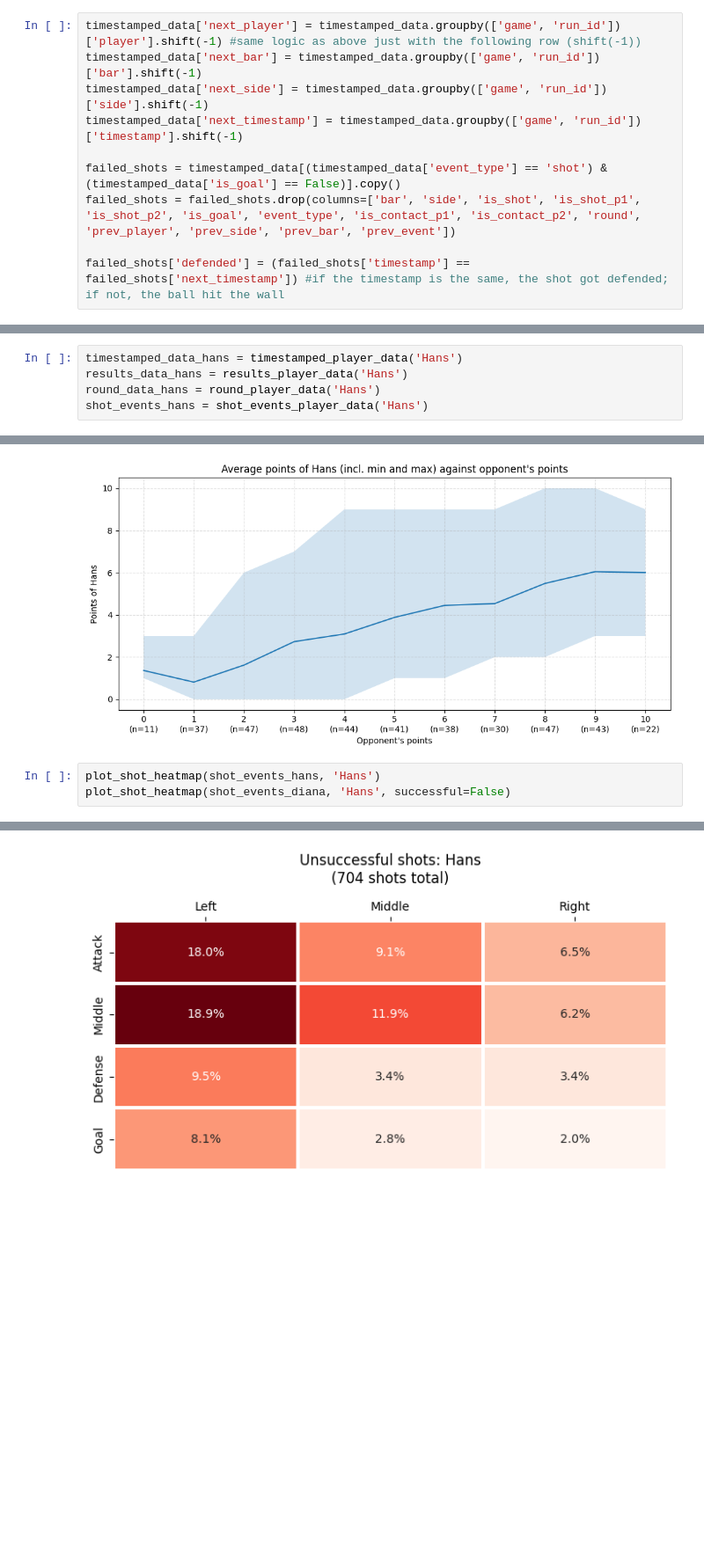
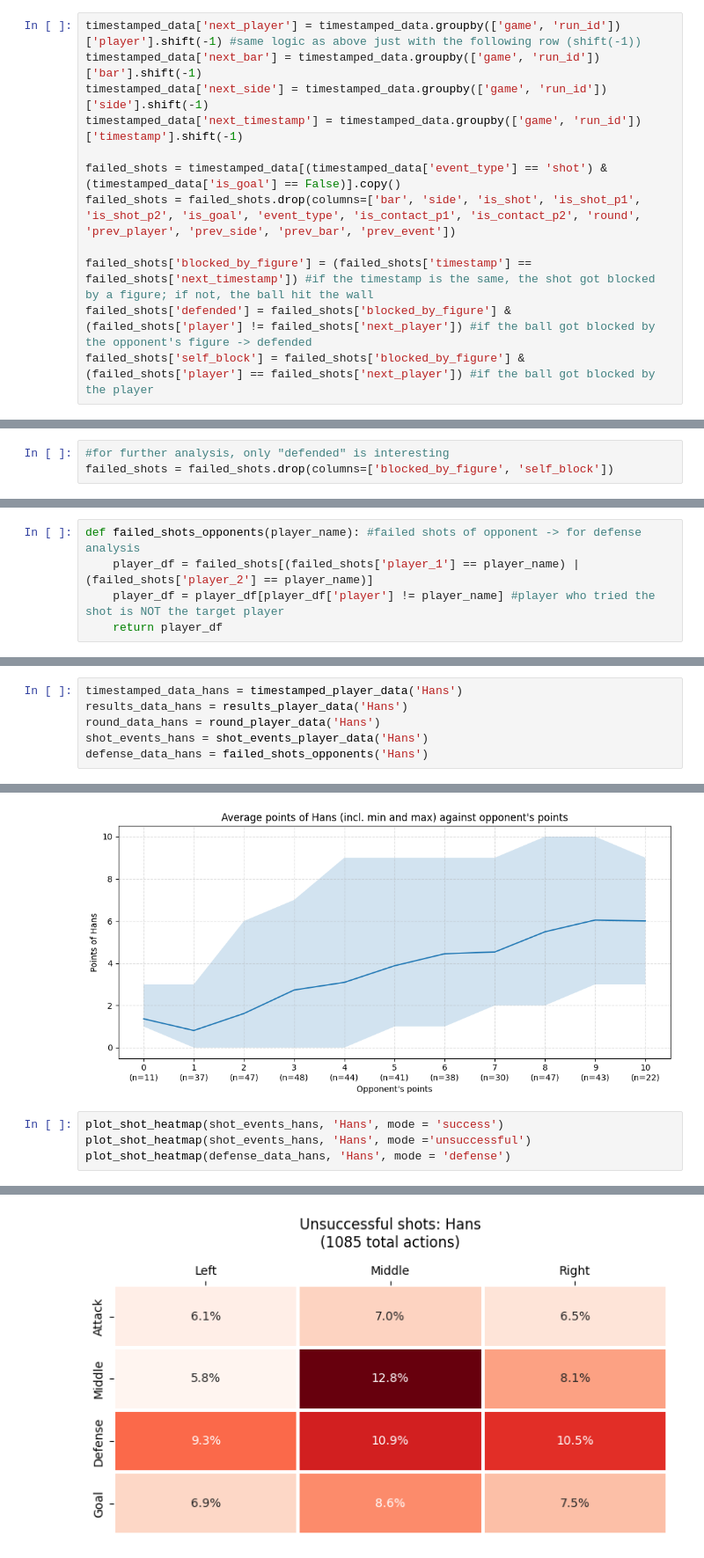
Before and after one commit to Rutvik-rn/Kicker-Strategy, a Jupyter notebook: notebook.ipynb, the cells around one changed output, grey strips where cells are left out. Shown at 88% size. Saved outputs shown, nothing was run; the diff lists cells and outputs as text; blank space fills up the shorter version.

Commit message:
added defense heatmaps

```diff
--- a/notebook.ipynb
+++ b/notebook.ipynb
@@ -567,7 +567,9 @@ timestamped_data['next_timestamp'] = timestamped_data.groupby(['game', 'run_id']
 failed_shots = timestamped_data[(timestamped_data['event_type'] == 'shot') & (timestamped_data['is_goal'] == False)].copy()
 failed_shots = failed_shots.drop(columns=['bar', 'side', 'is_shot', 'is_shot_p1', 'is_shot_p2', 'is_goal', 'event_type', 'is_contact_p1', 'is_contact_p2', 'round', 'prev_player', 'prev_side', 'prev_bar', 'prev_event'])
 
-failed_shots['defended'] = (failed_shots['timestamp'] == failed_shots['next_timestamp']) #if the timestamp is the same, the shot got defended; if not, the ball hit the wall
+failed_shots['blocked_by_figure'] = (failed_shots['timestamp'] == failed_shots['next_timestamp']) #if the timestamp is the same, the shot got blocked by a figure; if not, the ball hit the wall
+failed_shots['defended'] = failed_shots['blocked_by_figure'] & (failed_shots['player'] != failed_shots['next_player']) #if the ball got blocked by the opponent's figure -> defended
+failed_shots['self_block'] = failed_shots['blocked_by_figure'] & (failed_shots['player'] == failed_shots['next_player']) #if the ball got blocked by the player
 # %%
 failed_shots.head()
 # %% [output]
@@ -580,3 +588,6 @@ failed_shots.head()
+# %%
+#for further analysis, only "defended" is interesting
+failed_shots = failed_shots.drop(columns=['blocked_by_figure', 'self_block'])
 # %% [markdown]
 ## Specific players
 # %%
@@ -596,3 +607,8 @@ def shot_events_player_data(player_name):
     player_df = shot_events[(shot_events['player'] == player_name)]
     return player_df
+# %%
+def failed_shots_opponents(player_name): #failed shots of opponent -> for defense analysis
+    player_df = failed_shots[(failed_shots['player_1'] == player_name) | (failed_shots['player_2'] == player_name)]
+    player_df = player_df[player_df['player'] != player_name] #player who tried the shot is NOT the target player
+    return player_df
 # %%
@@ -774,6 +830,7 @@ timestamped_data_hans = timestamped_player_data('Hans')
 results_data_hans = results_player_data('Hans')
 round_data_hans = round_player_data('Hans')
 shot_events_hans = shot_events_player_data('Hans')
+defense_data_hans = failed_shots_opponents('Hans')
 # %%
 results_data_hans
 # %% [output]
@@ -805,6 +862,7 @@ plot_player_performance(round_data_hans, 'Hans')
 # %% [output]
 [figure]
 # %%
-plot_shot_heatmap(shot_events_hans, 'Hans')
-plot_shot_heatmap(shot_events_diana, 'Hans', successful=False)
+plot_shot_heatmap(shot_events_hans, 'Hans', mode = 'success')
+plot_shot_heatmap(shot_events_hans, 'Hans', mode ='unsuccessful')
+plot_shot_heatmap(defense_data_hans, 'Hans', mode = 'defense')
 # %% [output]
@@ -812 +870 @@ plot_shot_heatmap(shot_events_diana, 'Hans', successful=False)
-[figure, old version]
+[figure, new version]
```
Also changed, not shown: parts of 18 cells of this notebook.
